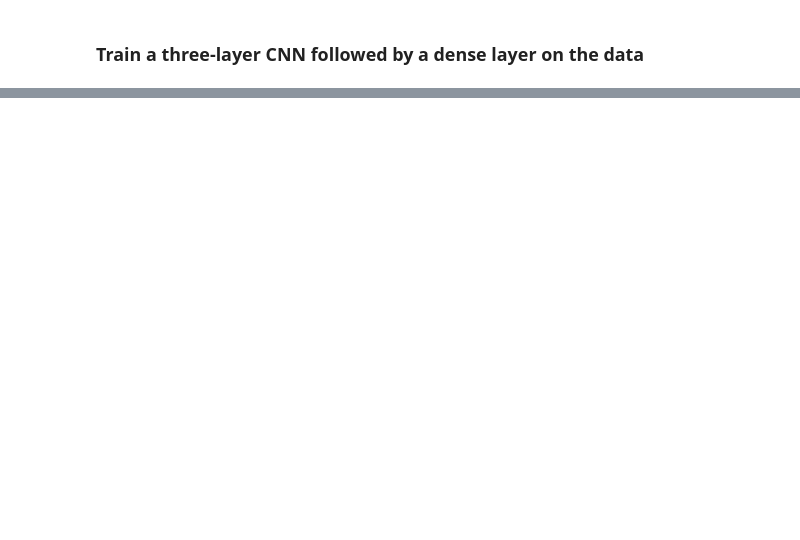
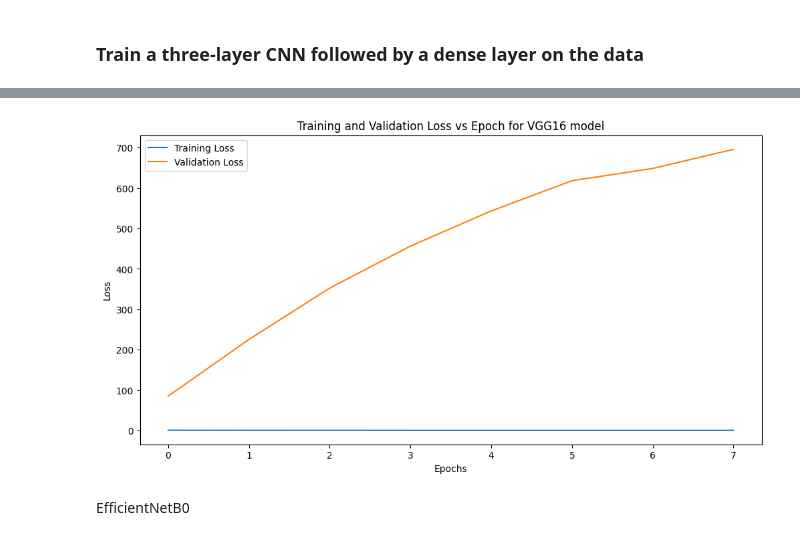
Before and after one commit to anbhagat/frostidentification, a Jupyter notebook: FinalProject_AnjaliBhagat.ipynb, the cells around one changed output, grey strips where cells are left out. Cells and saved outputs as stored; diff of their text form; code cells hidden in the pictures; blank space fills up the shorter version.

```diff
--- a/FinalProject_AnjaliBhagat.ipynb
+++ b/FinalProject_AnjaliBhagat.ipynb
@@ -292,0 +532,8 @@ plt.show()
+# %%
+early_stopping = EarlyStopping(monitor='val_loss', patience=7, verbose=1)
+model_checkpoint = ModelCheckpoint('best_model_vgg16_.h5', monitor='val_loss', save_best_only=True)
+
+vgg16_modelHistory = model_vgg16.fit(augmented_train_dataset,
+                    epochs=10, batch_size=8,
+                    validation_data=tf_dataset_val,
+                    callbacks=[early_stopping, model_checkpoint])
@@ -292,0 +558,14 @@ plt.show()
+# %%
+# Plot the training and validation errors vs. epochs for VGG16 model
+plt.figure(figsize=(12, 6))
+plt.plot(vgg16_modelHistory.history['loss'], label='Training Loss')
+plt.plot(vgg16_modelHistory.history['val_loss'], label='Validation Loss')
+plt.title('Training and Validation Loss vs Epoch for VGG16 model')
+plt.xlabel('Epochs')
+plt.ylabel('Loss')
+plt.legend()
+plt.show()
+# %% [output]
+[figure, added]
+# %% [markdown]
+EfficientNetB0
```
Also changed, not shown: parts of 35 cells of this notebook.
